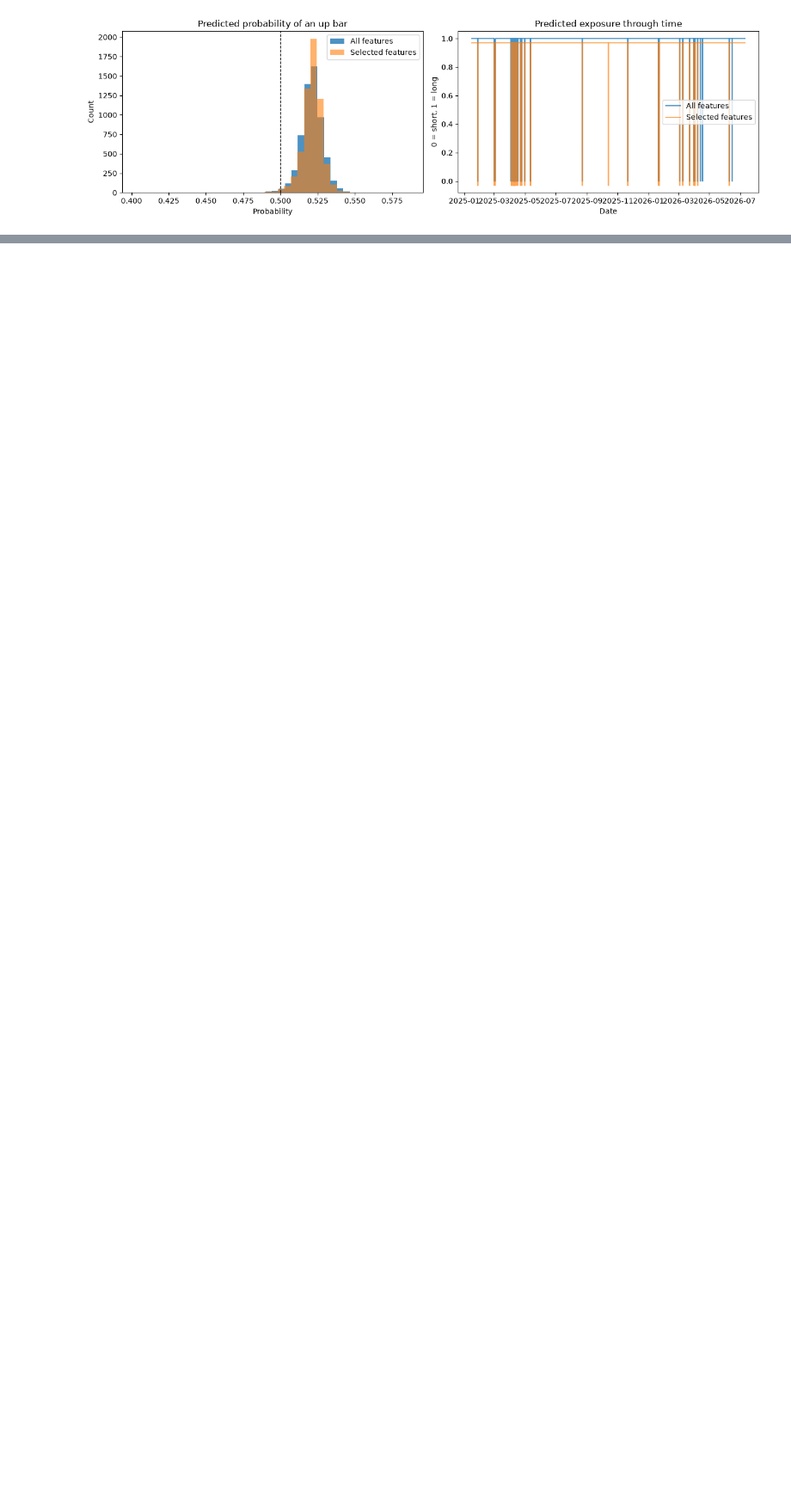
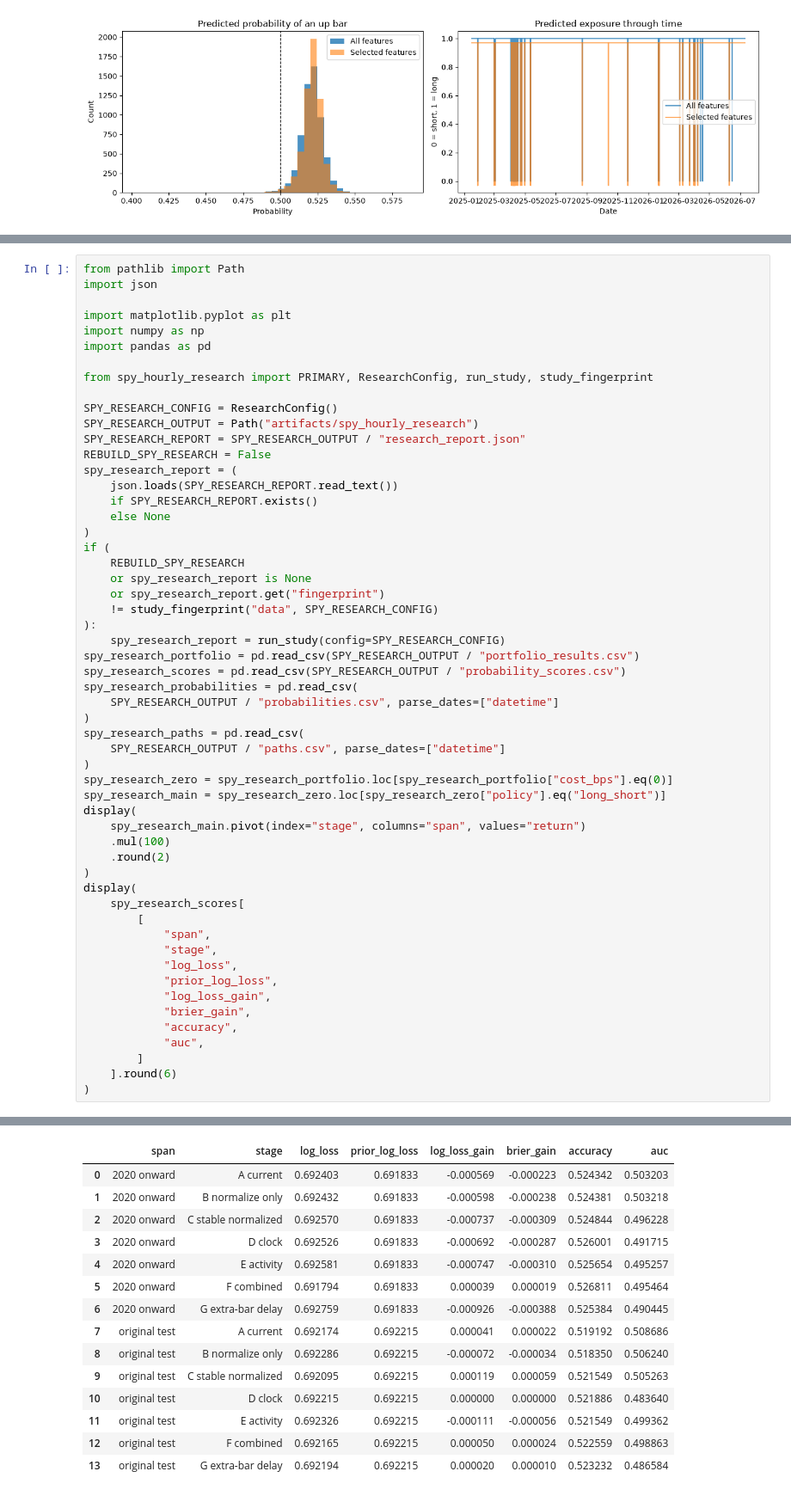
Before and after one commit to ParthM02/ml-stock-project, a Jupyter notebook: spy_hourly_model_full_experiment.ipynb, the cells around one changed output, grey strips where cells are left out. Shown at 86% size. Drawn from its saved outputs; the diff is of its cells as text; blank space fills up the shorter version.

```diff
--- a/spy_hourly_model_full_experiment.ipynb
+++ b/spy_hourly_model_full_experiment.ipynb
@@ -885,0 +1159,56 @@ Key limitations for follow-up work:
+# %%
+from pathlib import Path
+import json
+
+import matplotlib.pyplot as plt
+import numpy as np
+import pandas as pd
+
+from spy_hourly_research import PRIMARY, ResearchConfig, run_study, study_fingerprint
+
+SPY_RESEARCH_CONFIG = ResearchConfig()
+SPY_RESEARCH_OUTPUT = Path("artifacts/spy_hourly_research")
+SPY_RESEARCH_REPORT = SPY_RESEARCH_OUTPUT / "research_report.json"
+REBUILD_SPY_RESEARCH = False
+spy_research_report = (
+    json.loads(SPY_RESEARCH_REPORT.read_text())
+    if SPY_RESEARCH_REPORT.exists()
+    else None
+)
+if (
+    REBUILD_SPY_RESEARCH
+    or spy_research_report is None
+    or spy_research_report.get("fingerprint")
+    != study_fingerprint("data", SPY_RESEARCH_CONFIG)
+):
+    spy_research_report = run_study(config=SPY_RESEARCH_CONFIG)
+spy_research_portfolio = pd.read_csv(SPY_RESEARCH_OUTPUT / "portfolio_results.csv")
+spy_research_scores = pd.read_csv(SPY_RESEARCH_OUTPUT / "probability_scores.csv")
+spy_research_probabilities = pd.read_csv(
+    SPY_RESEARCH_OUTPUT / "probabilities.csv", parse_dates=["datetime"]
+)
+spy_research_paths = pd.read_csv(
+    SPY_RESEARCH_OUTPUT / "paths.csv", parse_dates=["datetime"]
+)
+spy_research_zero = spy_research_portfolio.loc[spy_research_portfolio["cost_bps"].eq(0)]
+spy_research_main = spy_research_zero.loc[spy_research_zero["policy"].eq("long_short")]
+display(
+    spy_research_main.pivot(index="stage", columns="span", values="return")
+    .mul(100)
+    .round(2)
+)
+display(
+    spy_research_scores[
+        [
+            "span",
+            "stage",
+            "log_loss",
+            "prior_log_loss",
+            "log_loss_gain",
+            "brier_gain",
+            "accuracy",
+            "auc",
+        ]
+    ].round(6)
+)
+# %% [output]
@@ -885,0 +1225,15 @@ Key limitations for follow-up work:
+|  | span | stage | log_loss | prior_log_loss | log_loss_gain | brier_gain | accuracy | auc |
+| 0 | 2020 onward | A current | 0.692403 | 0.691833 | -0.000569 | -0.000223 | 0.524342 | 0.503203 |
+| 1 | 2020 onward | B normalize only | 0.692432 | 0.691833 | -0.000598 | -0.000238 | 0.524381 | 0.503218 |
+| 2 | 2020 onward | C stable normalized | 0.692570 | 0.691833 | -0.000737 | -0.000309 | 0.524844 | 0.496228 |
+| 3 | 2020 onward | D clock | 0.692526 | 0.691833 | -0.000692 | -0.000287 | 0.526001 | 0.491715 |
+| 4 | 2020 onward | E activity | 0.692581 | 0.691833 | -0.000747 | -0.000310 | 0.525654 | 0.495257 |
+| 5 | 2020 onward | F combined | 0.691794 | 0.691833 | 0.000039 | 0.000019 | 0.526811 | 0.495464 |
+| 6 | 2020 onward | G extra-bar delay | 0.692759 | 0.691833 | -0.000926 | -0.000388 | 0.525384 | 0.490445 |
+| 7 | original test | A current | 0.692174 | 0.692215 | 0.000041 | 0.000022 | 0.519192 | 0.508686 |
+| 8 | original test | B normalize only | 0.692286 | 0.692215 | -0.000072 | -0.000034 | 0.518350 | 0.506240 |
+| 9 | original test | C stable normalized | 0.692095 | 0.692215 | 0.000119 | 0.000059 | 0.521549 | 0.505263 |
+| 10 | original test | D clock | 0.692215 | 0.692215 | 0.000000 | 0.000000 | 0.521886 | 0.483640 |
+| 11 | original test | E activity | 0.692326 | 0.692215 | -0.000111 | -0.000056 | 0.521549 | 0.499362 |
+| 12 | original test | F combined | 0.692165 | 0.692215 | 0.000050 | 0.000024 | 0.522559 | 0.498863 |
+| 13 | original test | G extra-bar delay | 0.692194 | 0.692215 | 0.000020 | 0.000010 | 0.523232 | 0.486584 |
```
Also changed, not shown: parts of 20 cells of this notebook, 9 other files.
